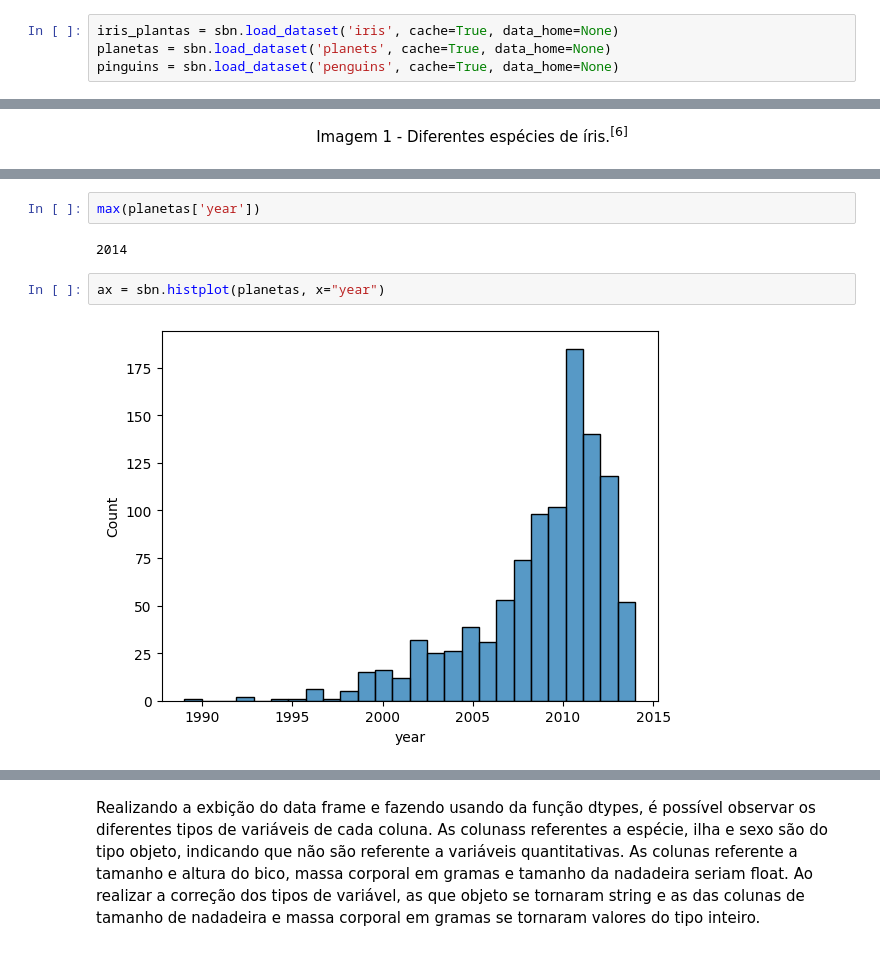
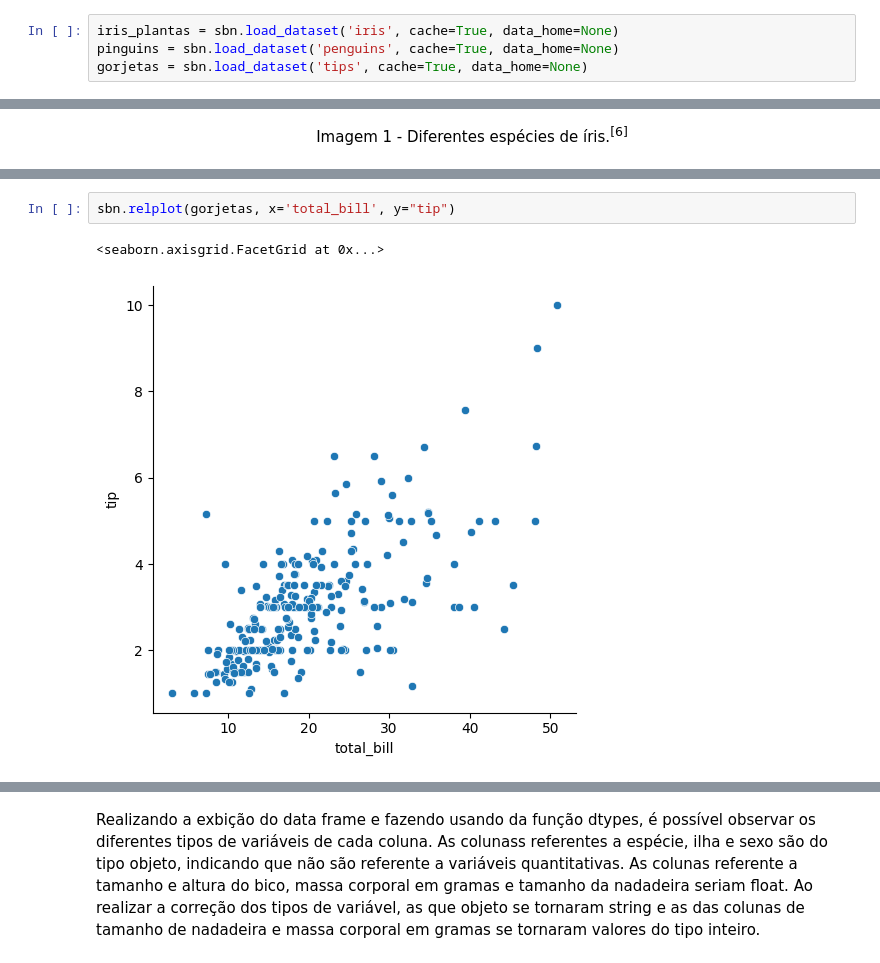
Before and after one commit to joseDavid23038/Aprendizado-de-M-quina, a Jupyter notebook: Dados 1/Dados 1.ipynb, the cells around one changed output, grey strips where cells are left out. Drawn from its saved outputs; the diff is of its cells as text.

```diff
--- a/Dados 1/Dados 1.ipynb
+++ b/Dados 1/Dados 1.ipynb
@@ -23,8 +23,8 @@ print(sbn.get_dataset_names())
 ['anagrams', 'anscombe', 'attention', 'brain_networks', 'car_crashes', 'diamonds', 'dots', 'dowjones', 'exercise', 'flights', 'fmri', 'geyser', 'glue', 'healthexp', 'iris', 'mpg', 'penguins', 'planets ...
 # %%
 iris_plantas = sbn.load_dataset('iris', cache=True, data_home=None)
-planetas = sbn.load_dataset('planets', cache=True, data_home=None)
 pinguins = sbn.load_dataset('penguins', cache=True, data_home=None)
+gorjetas = sbn.load_dataset('tips', cache=True, data_home=None)
 # %% [markdown]
 O primeiro datasets carrega é de nome "iris", o qual é referente a um conjunto de dados contém 3 classes de 50 instâncias cada, onde cada classe se refere a um tipo de planta íris. <sup>[5]</sup> Realizando a plotagem do dataframe por meio da função display<sup>[2]</sup>, é notável que esse dataset exibe informações de comprimento e largura das petalas e sepalas de diferentes espécies de iris. Por meio do dtypes, foi possível notar que as variáveis as quatro primeiras colunas se tratam de floats e a última de uma variável objeto, a qual engloba o string da espécie. Realizando a conversão dos tipos por meio da função convert_dtypes, as variáveis descritas como float continuaram sendo floats e a objeto se tornom string.
 # %%
@@ -104,9 +108,6 @@ dtype: object
-# %%
-max(planetas['year'])
-# %% [output]
-2014
 # %%
-ax = sbn.histplot(planetas, x="year")
+sbn.relplot(gorjetas, x='total_bill', y="tip")
 # %% [output]
+<seaborn.axisgrid.FacetGrid at 0x...>
-[figure, old version]
+[figure, new version]
 # %% [markdown]
```
Also changed, not shown: parts of 7 cells of this notebook.
